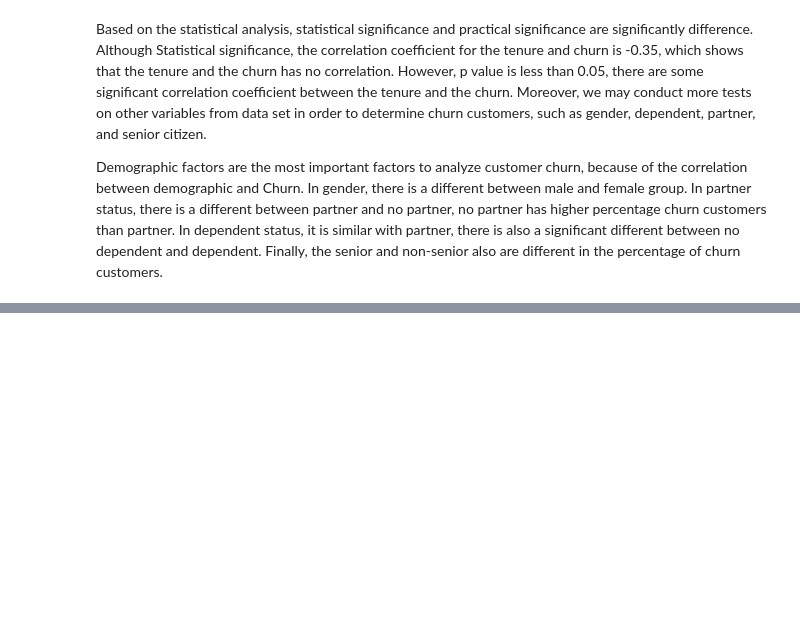
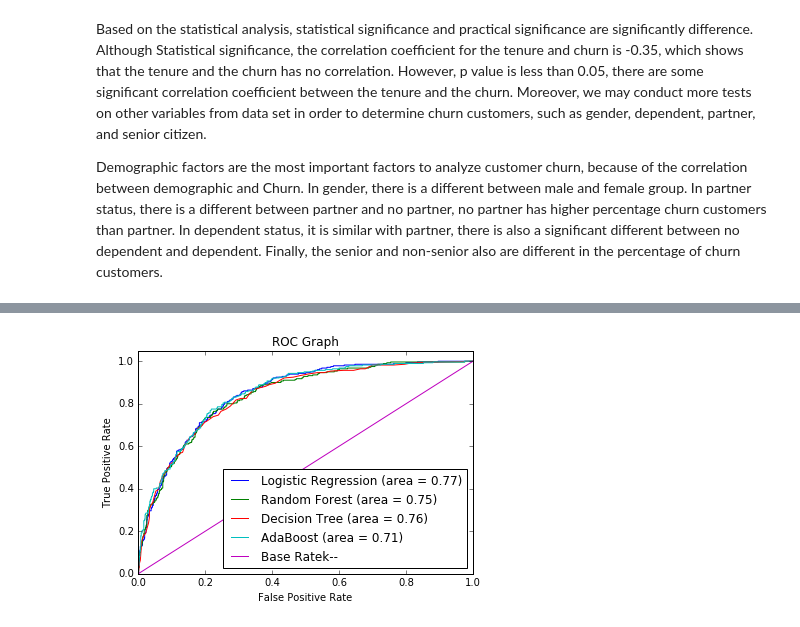
Before and after one commit to vinhpvu/Telco-customer-analytics, a Jupyter notebook: Untitled.ipynb, the cells around one changed output, grey strips where cells are left out. Saved outputs shown, nothing was run; the diff lists cells and outputs as text; code cells hidden in the pictures; blank space fills up the shorter version.

```diff
--- a/Untitled.ipynb
+++ b/Untitled.ipynb
@@ -802,0 +832,4 @@ Demographic factors are the most important factors to analyze customer churn, be
+# %%
+new_customer=customer.drop('TotalCharges',axis=1)
+new_customer=new_customer.drop('customerID',axis=1)
+new_customer.info()
@@ -802,0 +896,8 @@ Demographic factors are the most important factors to analyze customer churn, be
+# %%
+# Check accuracy of Logistic Model
+from sklearn.linear_model import LogisticRegression
+model = LogisticRegression(penalty='l2', C=1)
+
+
+model.fit(X_train, y_train)
+print ("Logistic accuracy is %2.2f" % accuracy_score(y_test, model.predict(X_test)))
@@ -802,0 +999,35 @@ Demographic factors are the most important factors to analyze customer churn, be
+# %%
+
+# Create ROC Graph
+from sklearn.metrics import roc_curve
+fpr, tpr, thresholds = roc_curve(y_test, logis.predict_proba(X_test)[:,1])
+rf_fpr, rf_tpr, rf_thresholds = roc_curve(y_test, rf.predict_proba(X_test)[:,1])
+dt_fpr, dt_tpr, dt_thresholds = roc_curve(y_test, dtree.predict_proba(X_test)[:,1])
+ada_fpr, ada_tpr, ada_thresholds = roc_curve(y_test, ada.predict_proba(X_test)[:,1])
+
+plt.figure()
+
+# Plot Logistic Regression ROC
+plt.plot(fpr, tpr, label='Logistic Regression (area = %0.2f)' % logit_roc_auc)
+
+# Plot Random Forest ROC
+plt.plot(rf_fpr, rf_tpr, label='Random Forest (area = %0.2f)' % rf_roc_auc)
+
+# Plot Decision Tree ROC
+plt.plot(dt_fpr, dt_tpr, label='Decision Tree (area = %0.2f)' % dt_roc_auc)
+
+# Plot AdaBoost ROC
+plt.plot(ada_fpr, ada_tpr, label='AdaBoost (area = %0.2f)' % ada_roc_auc)
+
+# Plot Base Rate ROC
+plt.plot([0,1], [0,1],label='Base Rate' 'k--')
+
+plt.xlim([0.0, 1.0])
+plt.ylim([0.0, 1.05])
+plt.xlabel('False Positive Rate')
+plt.ylabel('True Positive Rate')
+plt.title('ROC Graph')
+plt.legend(loc="lower right")
+plt.show()
+# %% [output]
+[figure, added]
```
Also changed, not shown: parts of 31 cells of this notebook.
